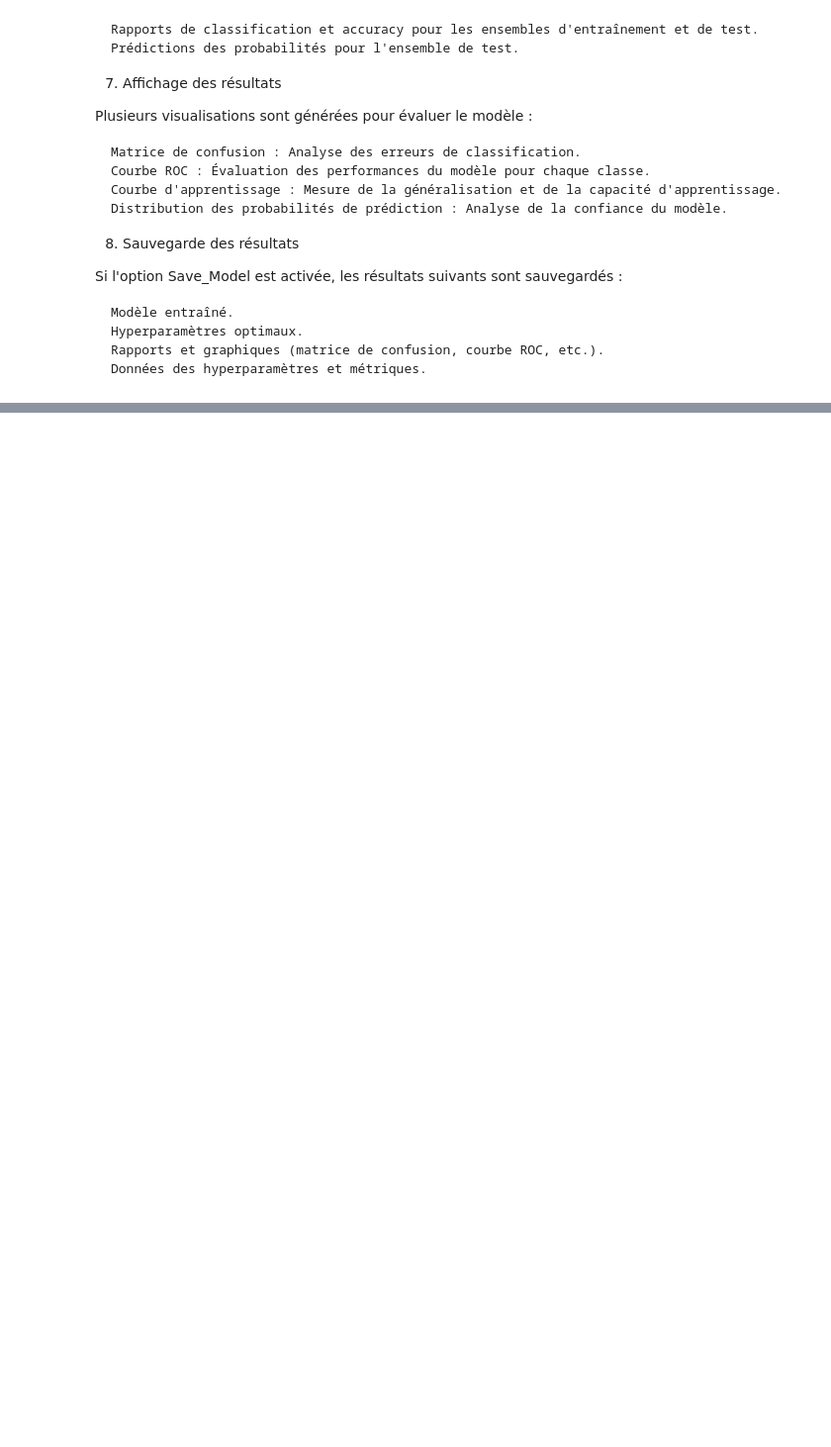
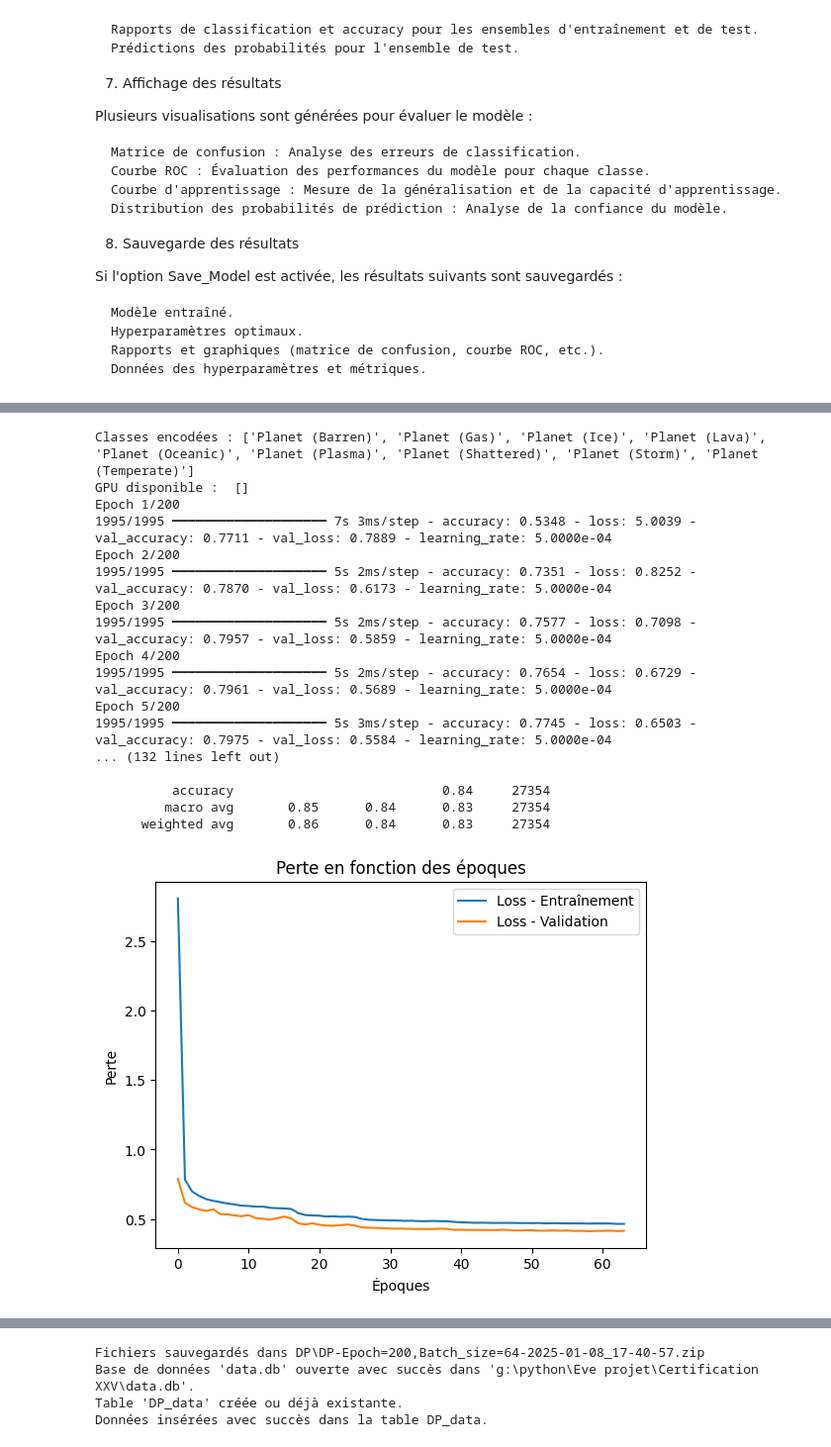
Before and after one commit to baussant/AI-Astronomique, a Jupyter notebook: Projet.ipynb, the cells around one changed output, grey strips where cells are left out. Shown at 99% size. Cells and saved outputs as stored; diff of their text form; code cells hidden in the pictures; blank space fills up the shorter version.

```diff
--- a/Projet.ipynb
+++ b/Projet.ipynb
@@ -454,14 +532,37 @@ Données insérées avec succès dans la table RF_data.
 # %%
 Echantillon_min=100     # Nbr d'échantillon minimal pour l'analyse, si il y a moins de 100 planètes d'un type nous ne la prenons pas en compte
 Y_Target = 'TypeCoreName'
-X_Chara = ['temperature','radius','orbitRadius','massGas','rotationRate','massDust','density','escapeVelocity']
-Smote_State = False     # Activation de la fonction Smote, Rééquilibrage des classes
+X_Chara = ['temperature','radius','orbitRadius','massGas','rotationRate','massDust','density','escapeVelocity','surfaceGravity']
+Smote_State = True     # Activation de la fonction Smote, Rééquilibrage des classes
 Weight_Class = False    # Activation du poids des classes
 Adjust_Factor = 1.5     # Facteur d'ajustement pour le poids des classes (Seul deux classes sont impactées) Barren et Oceanic
 Epoque = 200            # Nombre d'époques
 batch_size_nbr = 64     # Taille du batch 64
-Learning_Rate = 0.0010  # Taux d'apprentissage
+Learning_Rate = 0.0005  # Taux d'apprentissage
 Save_Model = True       # Sauvegarde les paramètres et le modèle dans fichier Zip dans le Répertoire DP
 
+if Smote_State== False:        # Si le SMOTE est désactivé
+    Weight_Class = False       # Le poids des classes est désactivé
+    Adjust_Factor = 0          # Le facteur d'ajustement est à 0
 
-Deep(Smote_State,df_planet,Echantillon_min,Y_Target,X_Chara,Weight_Class,Adjust_Factor,Epoque,batch_size_nbr,Learning_Rate,Save_Model)
+
+Deep2(Smote_State,df_planet,Echantillon_min,Y_Target,X_Chara,Weight_Class,Adjust_Factor,Epoque,batch_size_nbr,Learning_Rate,Save_Model)
+# %% [output]
+Classes encodées : ['Planet (Barren)', 'Planet (Gas)', 'Planet (Ice)', 'Planet (Lava)', 'Planet (Oceanic)', 'Planet (Plasma)', 'Planet (Shattered)', 'Planet (Storm)', 'Planet (Temperate)']
+GPU disponible :  []
+Epoch 1/200
+1995/1995 ━━━━━━━━━━━━━━━━━━━━ 7s 3ms/step - accuracy: 0.5348 - loss: 5.0039 - val_accuracy: 0.7711 - val_loss: 0.7889 - learning_rate: 5.0000e-04
+Epoch 2/200
+1995/1995 ━━━━━━━━━━━━━━━━━━━━ 5s 2ms/step - accuracy: 0.7351 - loss: 0.8252 - val_accuracy: 0.7870 - val_loss: 0.6173 - learning_rate: 5.0000e-04
+Epoch 3/200
+1995/1995 ━━━━━━━━━━━━━━━━━━━━ 5s 2ms/step - accuracy: 0.7577 - loss: 0.7098 - val_accuracy: 0.7957 - val_loss: 0.5859 - learning_rate: 5.0000e-04
+Epoch 4/200
+1995/1995 ━━━━━━━━━━━━━━━━━━━━ 5s 2ms/step - accuracy: 0.7654 - loss: 0.6729 - val_accuracy: 0.7961 - val_loss: 0.5689 - learning_rate: 5.0000e-04
+Epoch 5/200
+1995/1995 ━━━━━━━━━━━━━━━━━━━━ 5s 3ms/step - accuracy: 0.7745 - loss: 0.6503 - val_accuracy: 0.7975 - val_loss: 0.5584 - learning_rate: 5.0000e-04
+... (132 lines left out)
+
+          accuracy                           0.84     27354
+         macro avg       0.85      0.84      0.83     27354
+      weighted avg       0.86      0.84      0.83     27354
+[figure, added]
@@ -467,0 +573,4 @@ Deep(Smote_State,df_planet,Echantillon_min,Y_Target,X_Chara,Weight_Class,Adjust_
+Fichiers sauvegardés dans DP\DP-Epoch=200,Batch_size=64-2025-01-08_17-40-57.zip
+Base de données 'data.db' ouverte avec succès dans 'g:\python\Eve projet\Certification XXV\data.db'.
+Table 'DP_data' créée ou déjà existante.
+Données insérées avec succès dans la table DP_data.
```
Also changed, not shown: parts of 9 cells of this notebook, 56 other files.
